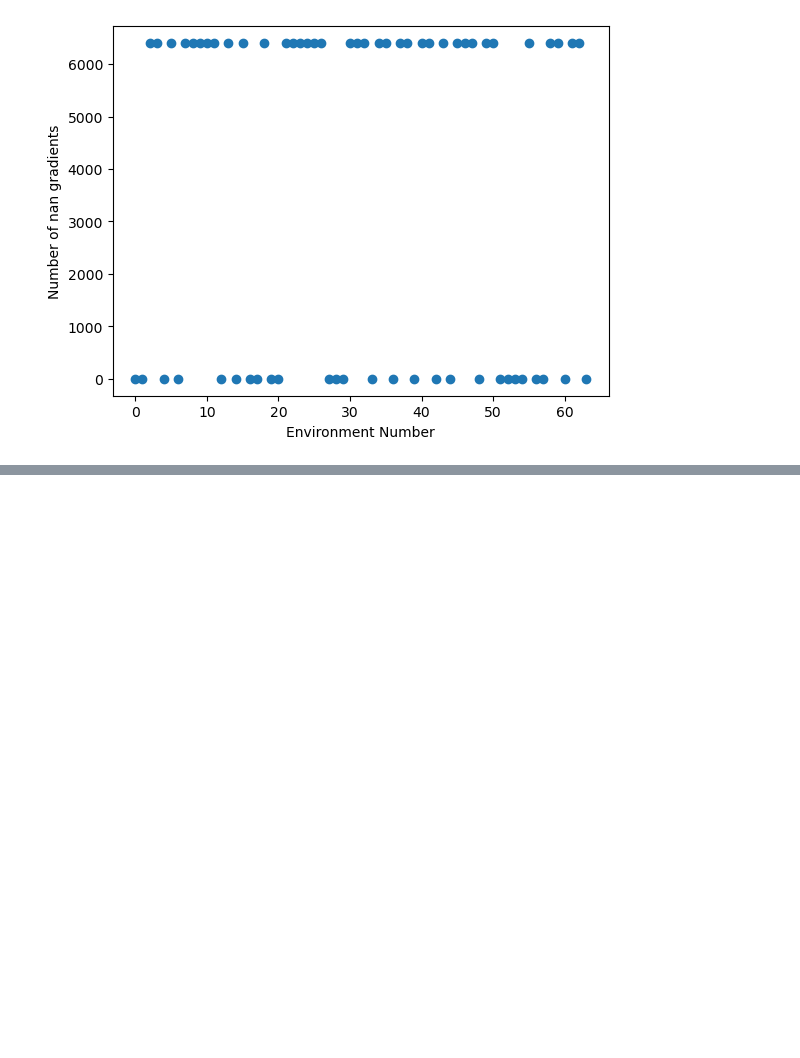
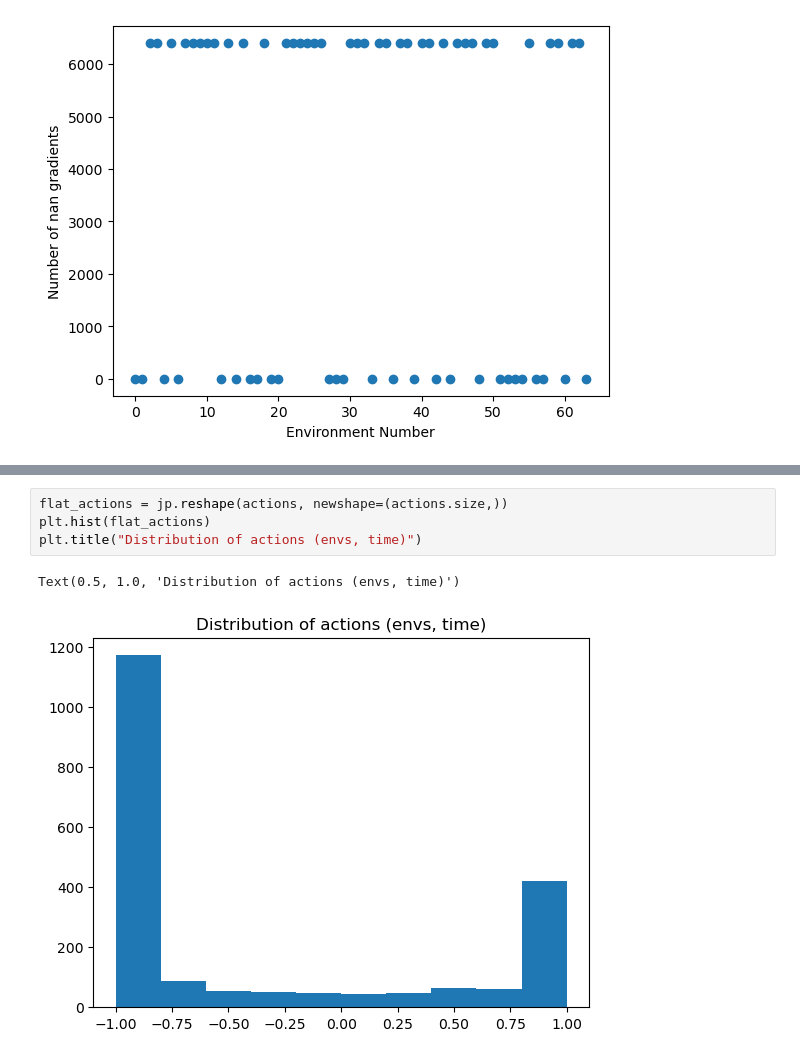
Before and after one commit to Andrew-Luo1/jax_shac, a Jupyter notebook: framed_hopper.ipynb, the cells around one changed output, grey strips where cells are left out. Drawn from its saved outputs; the diff is of its cells as text; blank space fills up the shorter version.

```diff
--- a/framed_hopper.ipynb
+++ b/framed_hopper.ipynb
@@ -269,0 +328,7 @@ jacs = trainer.jac_rollout(ts.policy_params, ts.normalizer_params,
+# %%
+flat_actions = jp.reshape(actions, newshape=(actions.size,))
+plt.hist(flat_actions)
+plt.title("Distribution of actions (envs, time)")
+# %% [output]
+Text(0.5, 1.0, 'Distribution of actions (envs, time)')
+[figure, added]
```
Also changed, not shown: parts of 10 cells of this notebook, 1 other file.
